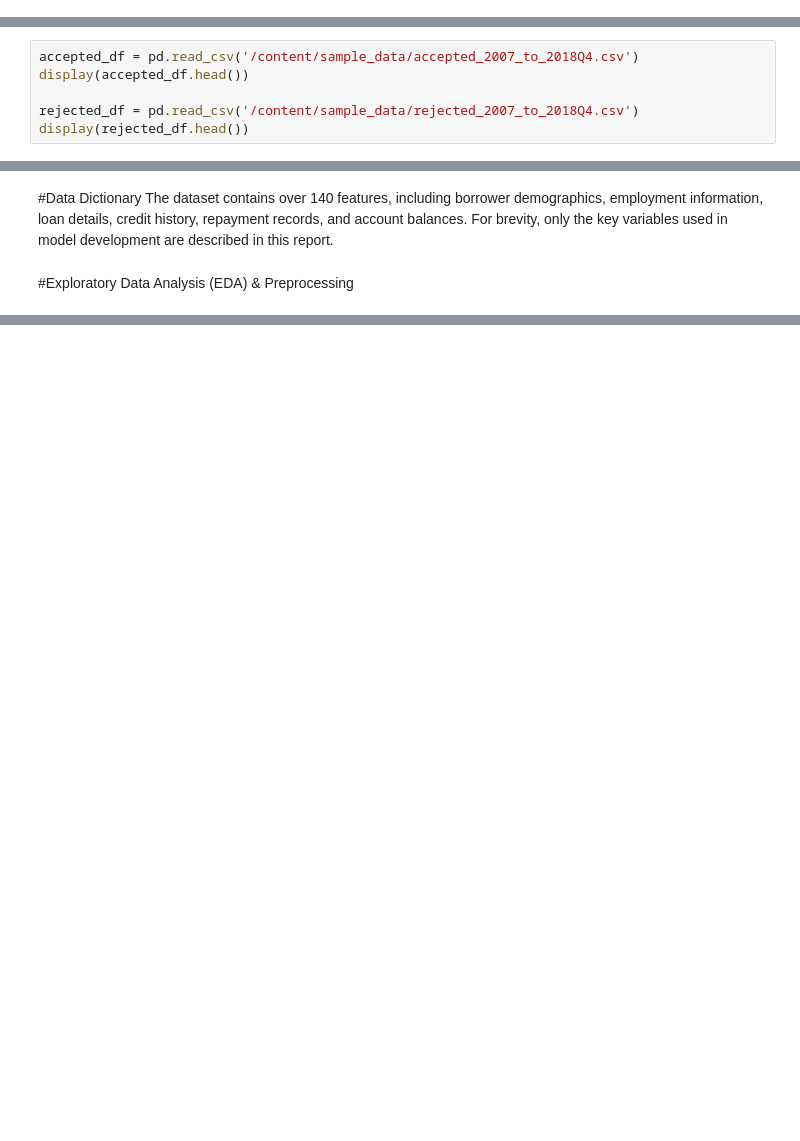
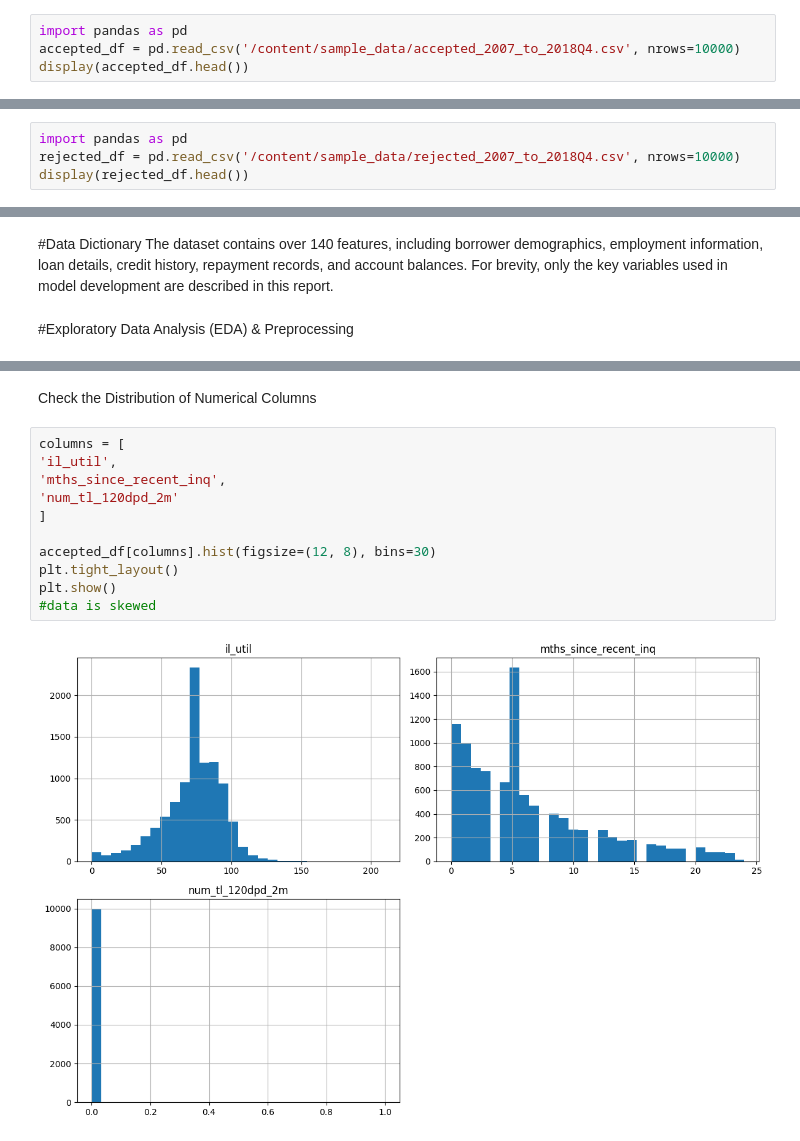
Before and after one commit to bhatturvashi2618-sketch/capstoneproject2, a Jupyter notebook: loan_approval.ipynb, the cells around one changed output, grey strips where cells are left out. Cells and saved outputs as stored; diff of their text form; blank space fills up the shorter version.

```diff
--- a/loan_approval.ipynb
+++ b/loan_approval.ipynb
@@ -95,0 +101,4 @@ The data is intended for educational and research purposes and may not fully rep
+# %%
+import pandas as pd
+accepted_df = pd.read_csv('/content/sample_data/accepted_2007_to_2018Q4.csv', nrows=10000)
+display(accepted_df.head())
@@ -96,7 +112,5 @@ The data is intended for educational and research purposes and may not fully rep
 # %%
-accepted_df = pd.read_csv('/content/sample_data/accepted_2007_to_2018Q4.csv')
-display(accepted_df.head())
-
-rejected_df = pd.read_csv('/content/sample_data/rejected_2007_to_2018Q4.csv')
+import pandas as pd
+rejected_df = pd.read_csv('/content/sample_data/rejected_2007_to_2018Q4.csv', nrows=10000)
 display(rejected_df.head())
 # %% [output]
@@ -120,0 +280,15 @@ The dataset contains over 140 features, including borrower demographics, employm
+# %% [markdown]
+Check the Distribution of Numerical Columns
+# %%
+columns = [
+'il_util',
+'mths_since_recent_inq',
+'num_tl_120dpd_2m'
+]
+
+accepted_df[columns].hist(figsize=(12, 8), bins=30)
+plt.tight_layout()
+plt.show()
+#data is skewed
+# %% [output]
+[figure, added]
```
Also changed, not shown: parts of 34 cells of this notebook.
